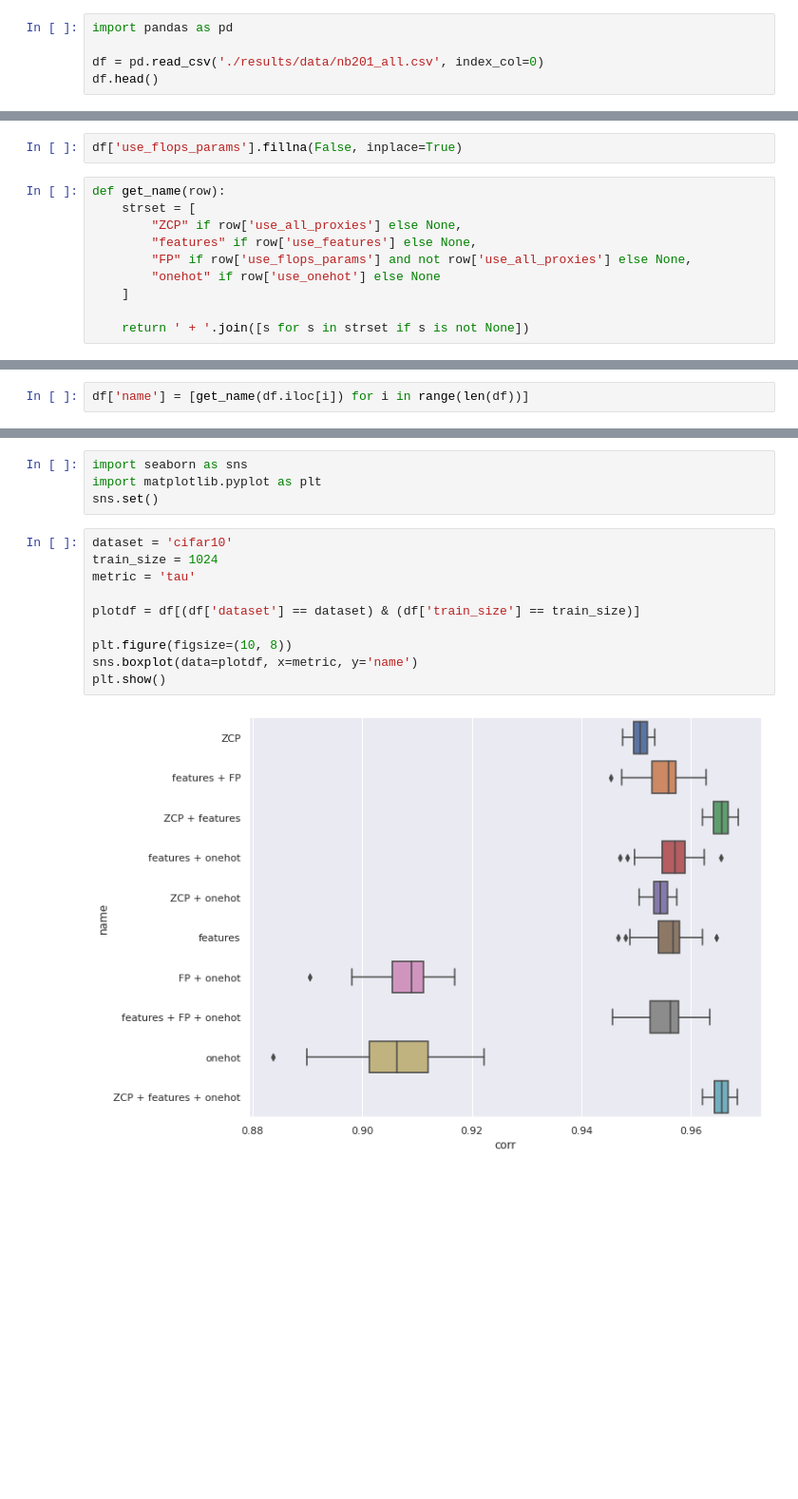
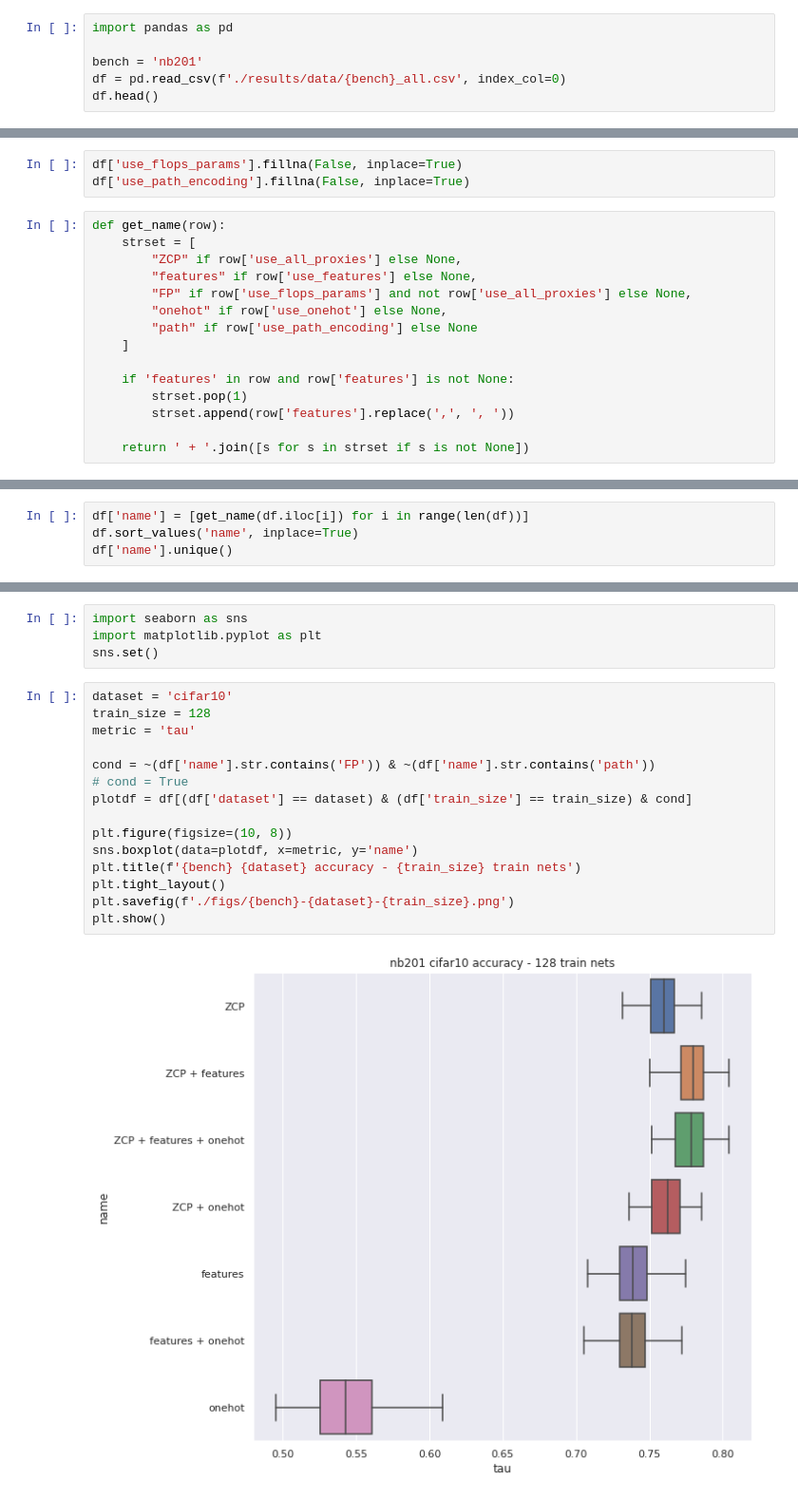
Before and after one commit to gabikadlecova/zc_combine, a Jupyter notebook: plot_playground.ipynb, the cells around one changed output, grey strips where cells are left out. Shown at 95% size. Saved outputs shown, nothing was run; the diff lists cells and outputs as text; blank space fills up the shorter version.

```diff
--- a/plot_playground.ipynb
+++ b/plot_playground.ipynb
@@ -8,7 +8,8 @@
 # %%
 import pandas as pd
 
-df = pd.read_csv('./results/data/nb201_all.csv', index_col=0)
+bench = 'nb201'
+df = pd.read_csv(f'./results/data/{bench}_all.csv', index_col=0)
 df.head()
 # %% [output]
 |  | cfg | dataset | data_seed | proxy | train_size | use_all_proxies | use_features | use_flops_params | ... |
@@ -19,13 +20,19 @@ df.head()
 | 4 | ../zc_combine/configs/nb201_full.... | cifar100 | 46.0 | NaN | 1024 | True | False | NaN | ... |
 # %%
 df['use_flops_params'].fillna(False, inplace=True)
+df['use_path_encoding'].fillna(False, inplace=True)
 # %%
 def get_name(row):
     strset = [
         "ZCP" if row['use_all_proxies'] else None,
         "features" if row['use_features'] else None,
         "FP" if row['use_flops_params'] and not row['use_all_proxies'] else None,
-        "onehot" if row['use_onehot'] else None
+        "onehot" if row['use_onehot'] else None,
+        "path" if row['use_path_encoding'] else None
     ]
 
+    if 'features' in row and row['features'] is not None:
+        strset.pop(1)
+        strset.append(row['features'].replace(',', ', '))
+
     return ' + '.join([s for s in strset if s is not None])
@@ -32,2 +57,4 @@ def get_name(row):
 # %%
 df['name'] = [get_name(df.iloc[i]) for i in range(len(df))]
+df.sort_values('name', inplace=True)
+df['name'].unique()
@@ -37,13 +73,18 @@ import matplotlib.pyplot as plt
 sns.set()
 # %%
 dataset = 'cifar10'
-train_size = 1024
+train_size = 128
 metric = 'tau'
 
-plotdf = df[(df['dataset'] == dataset) & (df['train_size'] == train_size)]
+cond = ~(df['name'].str.contains('FP')) & ~(df['name'].str.contains('path'))
+# cond = True
+plotdf = df[(df['dataset'] == dataset) & (df['train_size'] == train_size) & cond]
 
 plt.figure(figsize=(10, 8))
 sns.boxplot(data=plotdf, x=metric, y='name')
+plt.title(f'{bench} {dataset} accuracy - {train_size} train nets')
+plt.tight_layout()
+plt.savefig(f'./figs/{bench}-{dataset}-{train_size}.png')
 plt.show()
 # %% [output]
-[figure, old version]
+[figure, new version]
```
Also changed, not shown: parts of 3 cells of this notebook, 5 other files.
